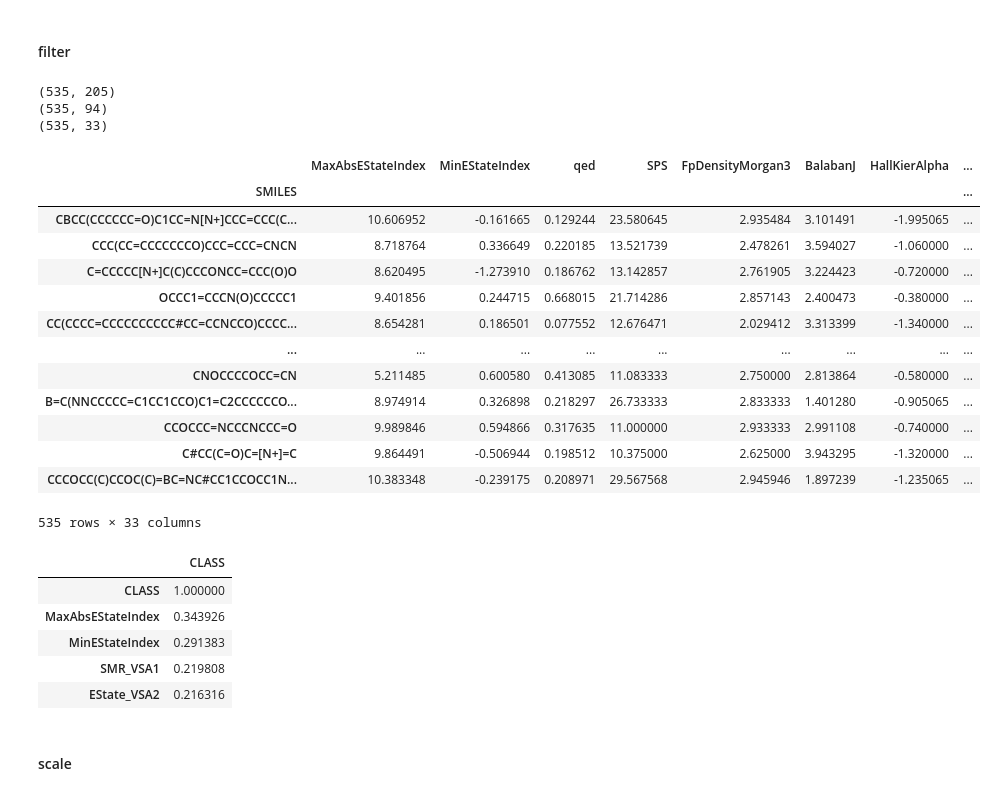
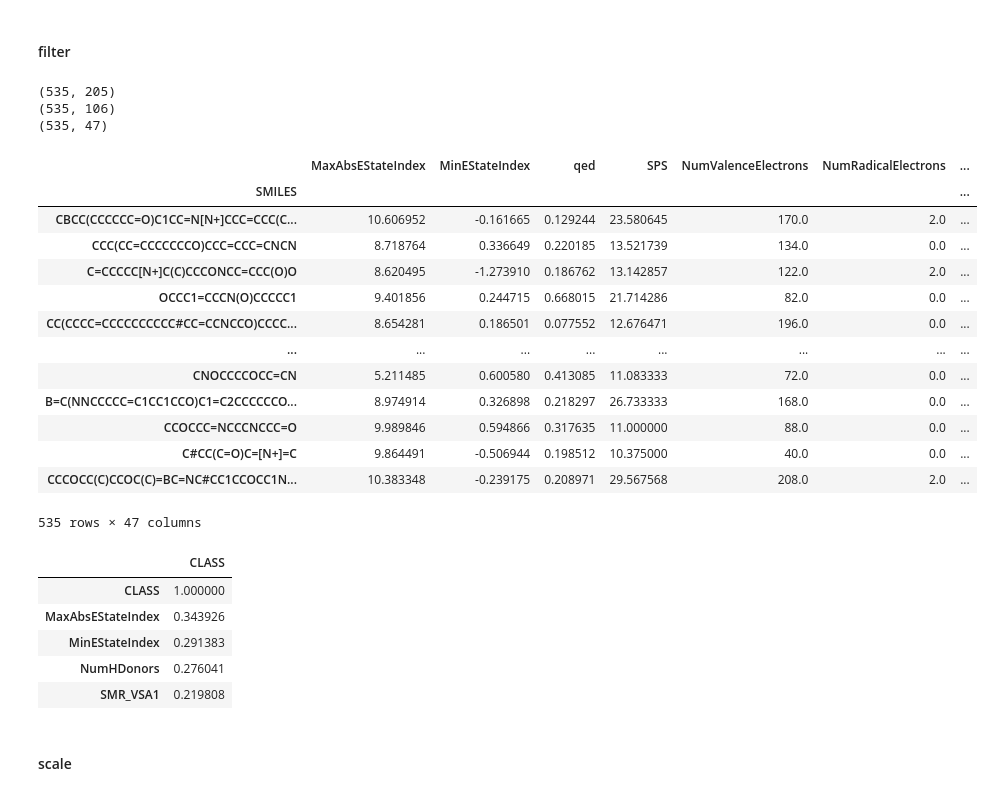
Before and after one commit to seacunilever/mlchem, a Jupyter notebook: examples/7 - Model Building/model_building_umap_clustering.ipynb, the cells around one changed output. Saved outputs shown, nothing was run; the diff lists cells and outputs as text; code cells hidden in the pictures.

```diff
--- a/examples/7 - Model Building/model_building_umap_clustering.ipynb
+++ b/examples/7 - Model Building/model_building_umap_clustering.ipynb
@@ -122,43 +122,43 @@ train_set_poly
 # %%
 # for tutorial purposes, we set strict thresholds to have a sparser and quicker fitting process
 
-multicollinearity_threshold = 0.5
-diversity_threshold = 0.4
+multicollinearity_threshold = 0.6
+diversity_threshold = 0.3
 
 print(train_set_poly.shape)
 train_set_poly_filter_1 = filters.diversity_filter(df=train_set_poly,
                                                    threshold=diversity_threshold,
                                                    target_variable='CLASS')
 print(train_set_poly_filter_1.shape)
 
 
 train_set_poly_filter_2 = filters.collinearity_filter(df=train_set_poly_filter_1,
                                                       threshold=multicollinearity_threshold,
                                                       target_variable='CLASS',
                                                       method='pearson',
                                                       numeric_only=False)
 print(train_set_poly_filter_2.shape)
 
 test_set_poly_filter_2 = test_set_poly[train_set_poly_filter_2.columns]
 train_set_poly_filter_2
 # %% [output]
 (535, 205)
-(535, 94)
-(535, 33)
+(535, 106)
+(535, 47)
-|  | MaxAbsEStateIndex | MinEStateIndex | qed | SPS | FpDensityMorgan3 | BalabanJ | HallKierAlpha | ... |
-| SMILES |  |  |  |  |  |  |  | ... |
-| CBCC(CCCCCC=O)C1CC=N[N+]CCC=CCC(C... | 10.606952 | -0.161665 | 0.129244 | 23.580645 | 2.935484 | 3.101491 | -1.995065 | ... |
-| CCC(CC=CCCCCCCO)CCC=CCC=CNCN | 8.718764 | 0.336649 | 0.220185 | 13.521739 | 2.478261 | 3.594027 | -1.060000 | ... |
-| C=CCCCC[N+]C(C)CCCONCC=CCC(O)O | 8.620495 | -1.273910 | 0.186762 | 13.142857 | 2.761905 | 3.224423 | -0.720000 | ... |
-| OCCC1=CCCN(O)CCCCC1 | 9.401856 | 0.244715 | 0.668015 | 21.714286 | 2.857143 | 2.400473 | -0.380000 | ... |
-| CC(CCCC=CCCCCCCCCC#CC=CCNCCO)CCCC... | 8.654281 | 0.186501 | 0.077552 | 12.676471 | 2.029412 | 3.313399 | -1.340000 | ... |
-| ... | ... | ... | ... | ... | ... | ... | ... | ... |
-| CNOCCCCOCC=CN | 5.211485 | 0.600580 | 0.413085 | 11.083333 | 2.750000 | 2.813864 | -0.580000 | ... |
-| B=C(NNCCCCC=C1CC1CCO)C1=C2CCCCCCO... | 8.974914 | 0.326898 | 0.218297 | 26.733333 | 2.833333 | 1.401280 | -0.905065 | ... |
-| CCOCCC=NCCCNCCC=O | 9.989846 | 0.594866 | 0.317635 | 11.000000 | 2.933333 | 2.991108 | -0.740000 | ... |
-| C#CC(C=O)C=[N+]=C | 9.864491 | -0.506944 | 0.198512 | 10.375000 | 2.625000 | 3.943295 | -1.320000 | ... |
-| CCCOCC(C)CCOC(C)=BC=NC#CC1CCOCC1N... | 10.383348 | -0.239175 | 0.208971 | 29.567568 | 2.945946 | 1.897239 | -1.235065 | ... |
+|  | MaxAbsEStateIndex | MinEStateIndex | qed | SPS | NumValenceElectrons | NumRadicalElectrons | ... |
+| SMILES |  |  |  |  |  |  | ... |
+| CBCC(CCCCCC=O)C1CC=N[N+]CCC=CCC(C... | 10.606952 | -0.161665 | 0.129244 | 23.580645 | 170.0 | 2.0 | ... |
+| CCC(CC=CCCCCCCO)CCC=CCC=CNCN | 8.718764 | 0.336649 | 0.220185 | 13.521739 | 134.0 | 0.0 | ... |
+| C=CCCCC[N+]C(C)CCCONCC=CCC(O)O | 8.620495 | -1.273910 | 0.186762 | 13.142857 | 122.0 | 2.0 | ... |
+| OCCC1=CCCN(O)CCCCC1 | 9.401856 | 0.244715 | 0.668015 | 21.714286 | 82.0 | 0.0 | ... |
+| CC(CCCC=CCCCCCCCCC#CC=CCNCCO)CCCC... | 8.654281 | 0.186501 | 0.077552 | 12.676471 | 196.0 | 0.0 | ... |
+| ... | ... | ... | ... | ... | ... | ... | ... |
+| CNOCCCCOCC=CN | 5.211485 | 0.600580 | 0.413085 | 11.083333 | 72.0 | 0.0 | ... |
+| B=C(NNCCCCC=C1CC1CCO)C1=C2CCCCCCO... | 8.974914 | 0.326898 | 0.218297 | 26.733333 | 168.0 | 0.0 | ... |
+| CCOCCC=NCCCNCCC=O | 9.989846 | 0.594866 | 0.317635 | 11.000000 | 88.0 | 0.0 | ... |
+| C#CC(C=O)C=[N+]=C | 9.864491 | -0.506944 | 0.198512 | 10.375000 | 40.0 | 0.0 | ... |
+| CCCOCC(C)CCOC(C)=BC=NC#CC1CCOCC1N... | 10.383348 | -0.239175 | 0.208971 | 29.567568 | 208.0 | 2.0 | ... |
-535 rows × 33 columns
+535 rows × 47 columns
 # %%
 (train_set_poly_filter_2.corr()**2)['CLASS'].to_frame().sort_values('CLASS',ascending=False).head()
 # %% [output]
@@ -166,8 +166,8 @@ train_set_poly_filter_2
 | CLASS | 1.000000 |
 | MaxAbsEStateIndex | 0.343926 |
 | MinEStateIndex | 0.291383 |
+| NumHDonors | 0.276041 |
 | SMR_VSA1 | 0.219808 |
-| EState_VSA2 | 0.216316 |
 # %% [markdown]
 #### scale
 # %%
```
Also changed, not shown: parts of 16 cells of this notebook, 26 other files.
